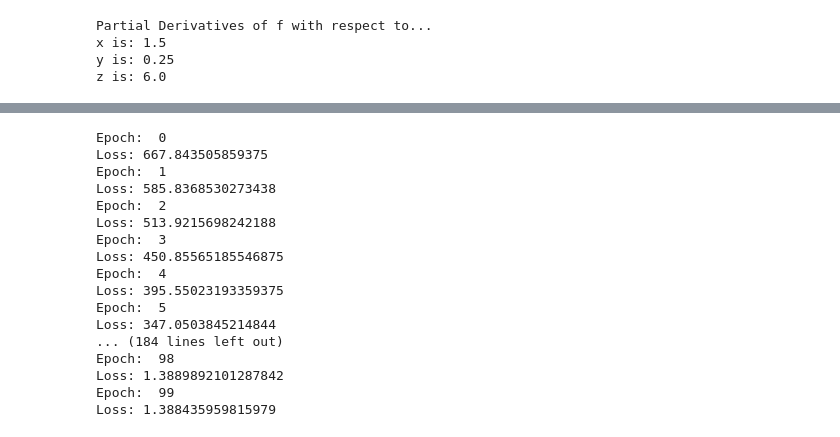
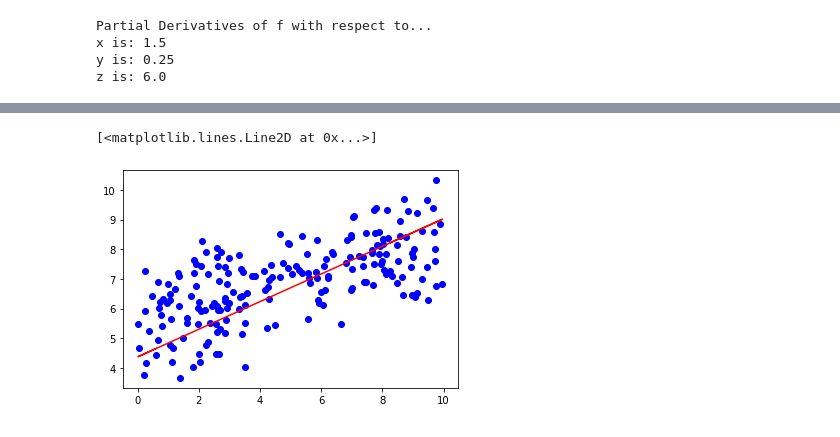
Before and after one commit to andymbryant/e89, a Jupyter notebook: week2/assignment2.ipynb, the cells around one changed output, grey strips where cells are left out. Drawn from its saved outputs; the diff is of its cells as text; code cells hidden in the pictures.

```diff
--- a/week2/assignment2.ipynb
+++ b/week2/assignment2.ipynb
@@ -45,9 +45,8 @@ z is: 6.0
 # https://docs.google.com/drawings/d/1V_aLl27eEEYoEIiEEkZIst6t6aeQFKcAdMAn5VKRljA/edit?usp=sharing
 
 # Initialize tensorflow variables
-x = tf.Variable(-1.0)
-y = tf.Variable(2.0)
-z = tf.Variable(3.0)
+x = tf.Variable(2.0)
+y = tf.Variable(-1.0)
 
 from math import e
 def sigmoid(q):
@@ -60,7 +59,8 @@ with tf.GradientTape(persistent=True) as t2:
     t2.watch(x)
     t2.watch(y)
     # Defin the function
-    f = (x + sigmoid(-y)) / (y**2)
+    f = (x + sigmoid(-y))
+    # f = (x + sigmoid(-y)) / (y**2)
 # Get gradients of the defined function with respect to each variable
 df_dx = t2.gradient(f, x)
 df_dy = t2.gradient(f, y)
@@ -94,53 +95,62 @@ plt.scatter(X,y)
 # %%
-# Initialize m (slope) and b (y intercept) as
+# Initialize m (slope) and b (y intercept) as the midpoint between the low and high
+# Use the variable data structure, as these values will be updated throughout the learning step
 mid = float((low + high) / 2)
 m = tf.Variable(mid)
 b = tf.Variable(mid)
+# Initialize a learning rate and number of epochs
 learning_rate = 0.001
 epochs = 100
+# Set verbose to True for printed output
+verbose = False
 
-def mse(y_true, y_hat):
-    return tf.reduce_mean(tf.square(y_true - y_hat))
+def mse(y_true, y_pred):
+    '''Function for calculating the mean squared error. This is a metric for regression problems. It takes in the predicted
+    y and true y then calculates and returns the mean square of their difference.'''
+    return tf.reduce_mean(tf.square(y_true - y_pred))
 
 def predict(m, X, b):
+    '''Function for predicting the y value of a line, using the standard y=mx+b formula.'''
     return tf.add(tf.multiply(m, X), b)
 
 def learn(X, y, learning_rate):
+    '''Function that calculates gradients of m and b values, then updates them according to the learning rate.
+    This uses GradientTape from tensorflow to calculate the gradient based on the mse of the y values.'''
     with tf.GradientTape(persistent=True) as t3:
         t3.watch(m)
         t3.watch(b)
         loss = mse(y, predict(m, X, b))
-        print(f'Loss: {loss}')
+        if verbose:
+            print(f'Loss: {loss}')
 
+    # Get the gradients for m and b
     dy_dm = t3.gradient(loss, m)
     dy_db = t3.gradient(loss, b)
+    # Nudge them by the learning rate
     m.assign_sub(dy_dm * learning_rate)
     b.assign_sub(dy_db * learning_rate)
 
 
 def train(X, y, learning_rate, epochs):
+    '''Function for calculating the optimal values for the variables m and b, over a set number of epochs. Returns
+    numpy values.'''
     for i in range(epochs):
-        print("Epoch: ", i)
+        # At each epoch, make a change based on the feedback in the learn function
         learn(X, y, learning_rate)
+        if verbose:
+            print("Epoch: ", i)
     return np.mean(m.numpy()), np.mean(b.numpy())
-    # return np.mean(m.numpy()), np.mean(b.numpy())
 
+# Get predicted m and b values
 m_pred, b_pred = train(X, y, learning_rate, epochs)
+# Initialize matplotlib scatterplot with x and y values
+fig, ax = plt.subplots()
+ax.scatter(X, y, c="blue")
+# Add best fit line based on predicted m and b values
+best_fit_line_values = [m_pred * i + b_pred for i in X]
+# Plot
+ax.plot(X, best_fit_line_values, c='red')
+# Looks pretty good!
 # %% [output]
-Epoch:  0
-Loss: 667.843505859375
-Epoch:  1
-Loss: 585.8368530273438
-Epoch:  2
-Loss: 513.9215698242188
-Epoch:  3
-Loss: 450.85565185546875
-Epoch:  4
-Loss: 395.55023193359375
-Epoch:  5
-Loss: 347.0503845214844
-... (184 lines left out)
-Epoch:  98
-Loss: 1.3889892101287842
-Epoch:  99
-Loss: 1.388435959815979
+[<matplotlib.lines.Line2D at 0x...>]
+[figure, added]
```
Also changed, not shown: parts of 4 cells of this notebook, 1 other file.
